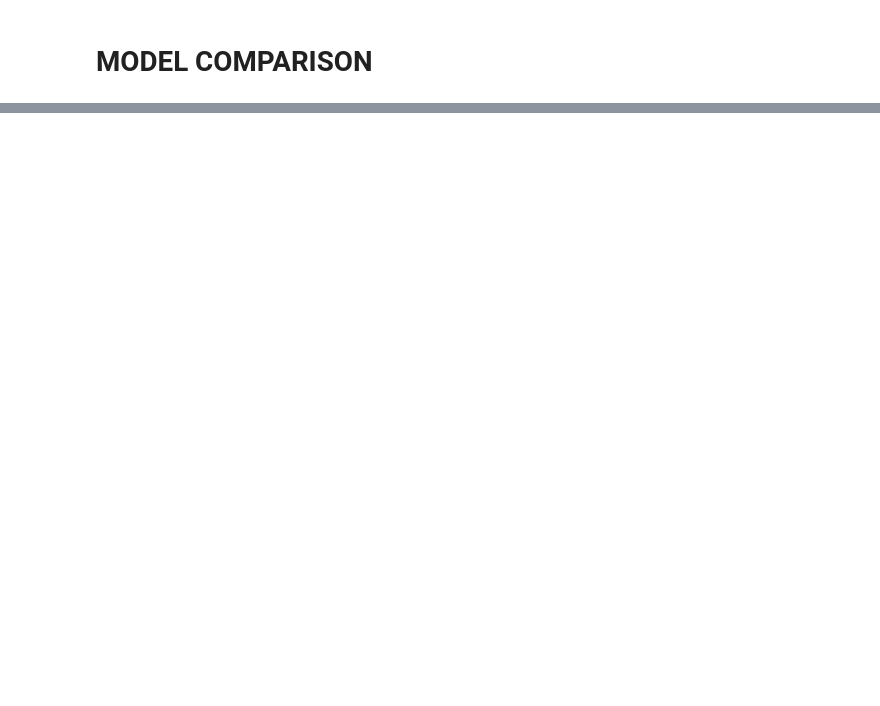
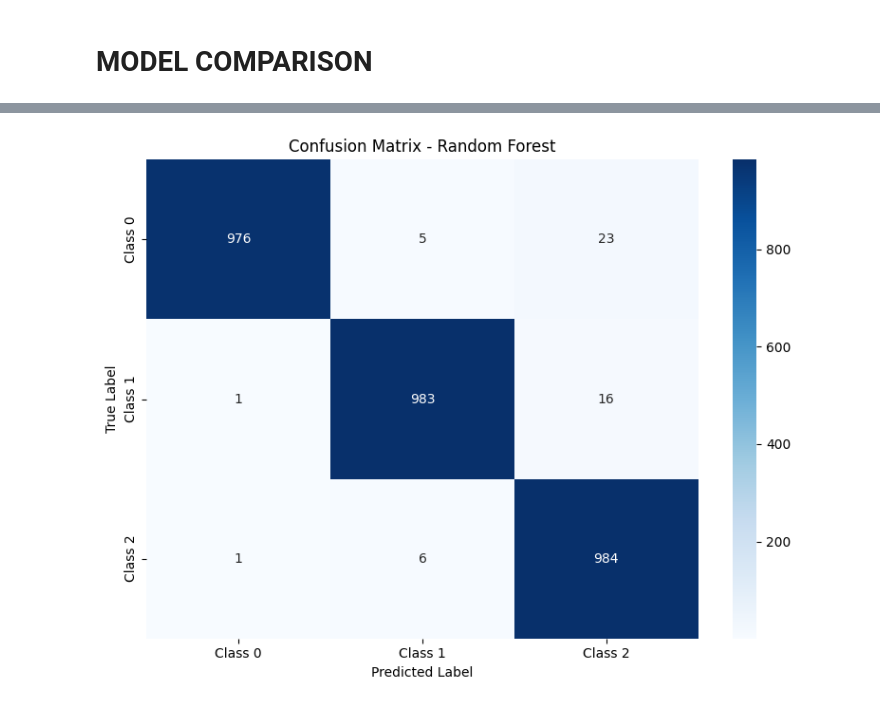
Before and after one commit to Ridima28/Exoplanet-Habitability-Classification, a Jupyter notebook: main.ipynb, the cells around one changed output, grey strips where cells are left out. Saved outputs shown, nothing was run; the diff lists cells and outputs as text; code cells hidden in the pictures; blank space fills up the shorter version.

Commit message:
trained the model

```diff
--- a/main.ipynb
+++ b/main.ipynb
@@ -434,0 +442,10 @@ Before the hyperparameter tuning we got;
+# %%
+features_to_drop = ['P_HABZONE_OPT', 'P_HABZONE_CON', 'P_TYPE_TEMP']
+A_clean = A.drop(features_to_drop, axis=1)
+B_clean = B.drop(features_to_drop, axis=1)
+
+raw_features = ['P_PERIOD', 'P_SEMI_MAJOR_AXIS', 'S_DISTANCE',
+                'S_MASS', 'S_RADIUS', 'S_TEMPERATURE', 'S_LOG_G']
+
+A_raw = A_clean[raw_features]
+B_raw = B_clean[raw_features]
@@ -541,0 +622,8 @@ print(f"Best params: {nb_grid.best_params_}\n")
+# %%
+# Final ranking table
+results_df = pd.DataFrame(results).sort_values('F1 (Weighted)', ascending=False)
+
+print("FINAL RANKING")
+print("-"*70)
+
+print(results_df.to_string(index=False))
@@ -541,0 +641,11 @@ print(f"Best params: {nb_grid.best_params_}\n")
+# %%
+
+# Detailed report for best model
+best_model_name = results_df.iloc[0]['Model']
+best_model, best_X = models[best_model_name]
+y_pred_best = best_model.predict(best_X)
+
+print(f"\n\nDETAILED REPORT: {best_model_name}")
+print("-"*70)
+print(classification_report(y_test, y_pred_best,
+                            target_names=['Habitable' , 'Potentially Habitable ', 'Not-Habitable']))
@@ -541,0 +664,14 @@ print(f"Best params: {nb_grid.best_params_}\n")
+# %%
+# Confusion Matrix
+cm = confusion_matrix(y_test, y_pred_best)
+plt.figure(figsize=(8, 6))
+sns.heatmap(cm, annot=True, fmt='d', cmap='Blues',
+            xticklabels=['Class 0', 'Class 1', 'Class 2'],
+            yticklabels=['Class 0', 'Class 1', 'Class 2'])
+plt.title(f'Confusion Matrix - {best_model_name}')
+plt.ylabel('True Label')
+plt.xlabel('Predicted Label')
+plt.tight_layout()
+plt.show()
+# %% [output]
+[figure, added]
```
Also changed, not shown: parts of 10 cells of this notebook.
